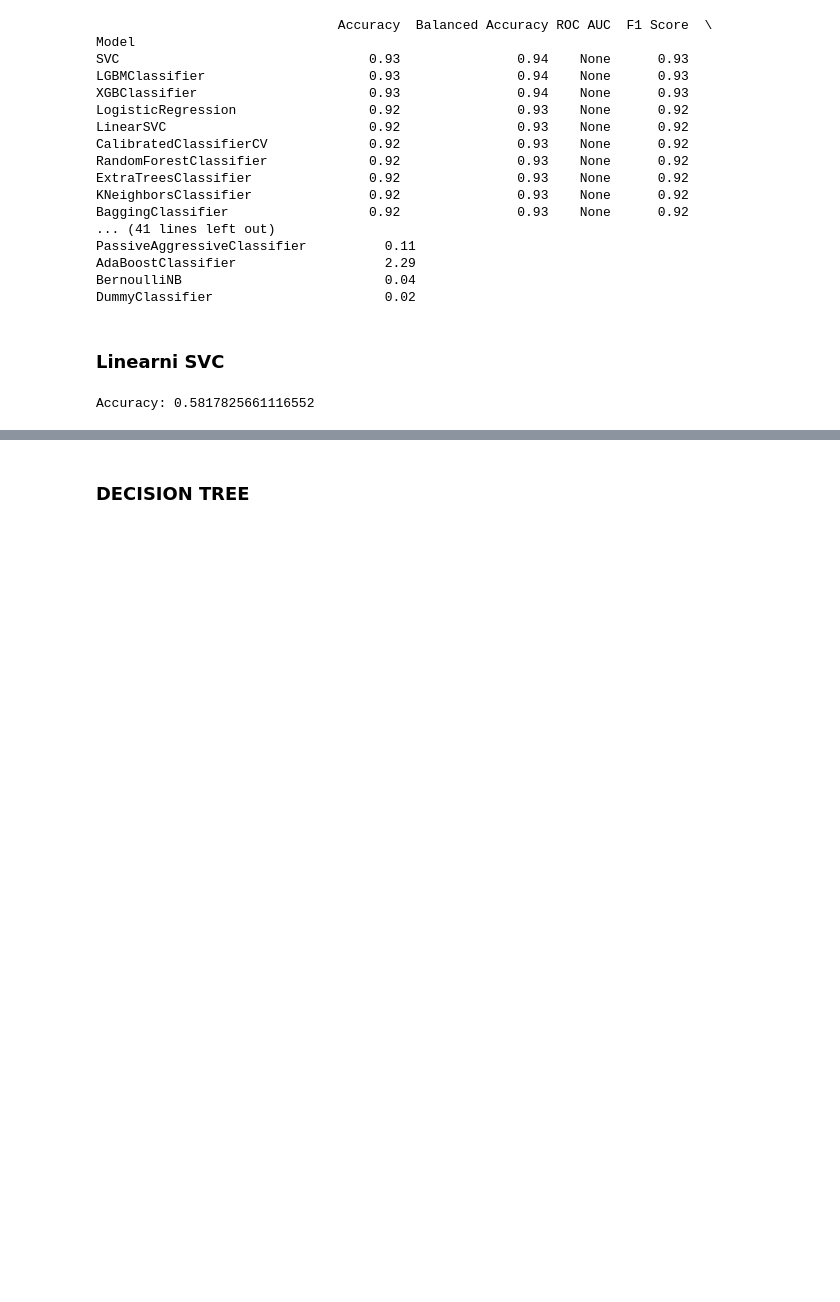
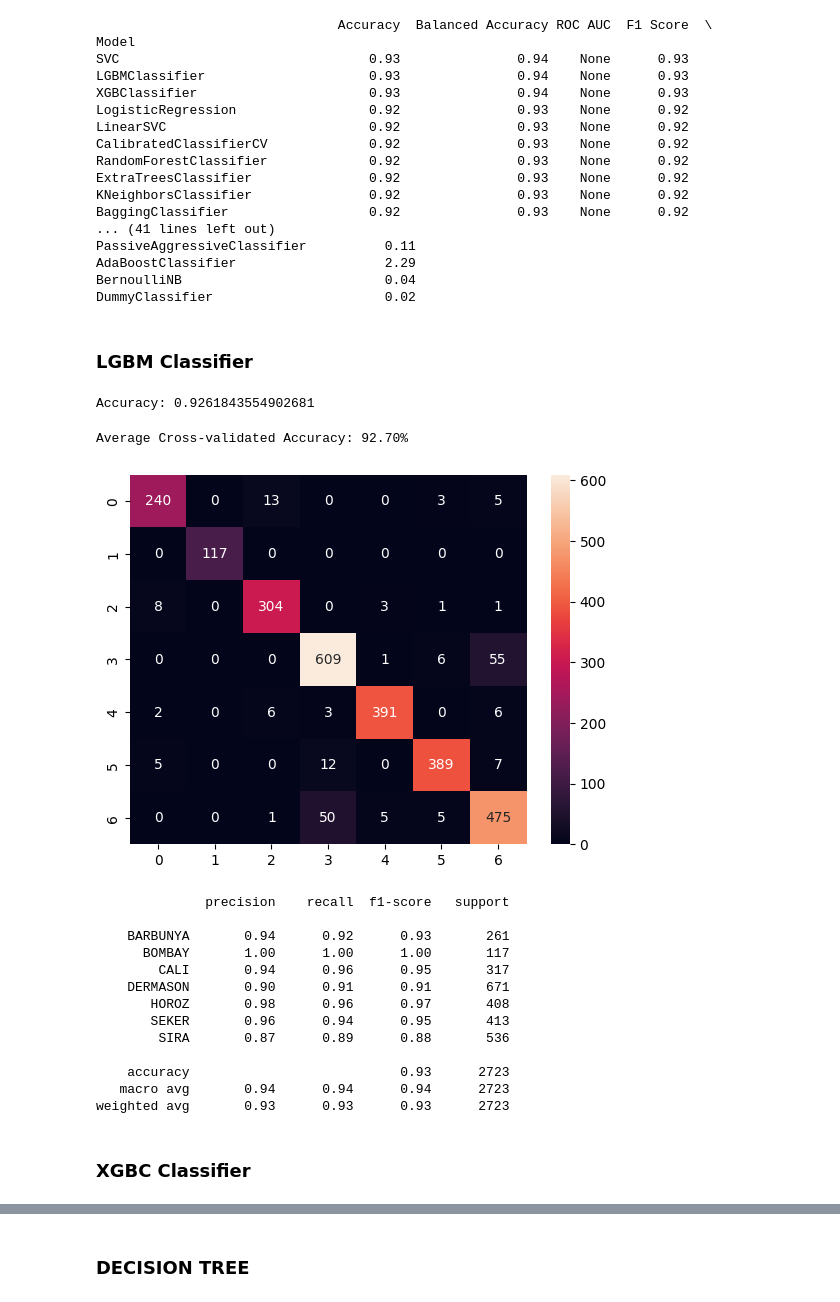
Before and after one commit to TeodoraSekulic/MASINSKO-projekat1, a Jupyter notebook: p1.ipynb, the cells around one changed output, grey strips where cells are left out. Cells and saved outputs as stored; diff of their text form; code cells hidden in the pictures; blank space fills up the shorter version.

```diff
--- a/p1.ipynb
+++ b/p1.ipynb
@@ -413,24 +413,60 @@ PassiveAggressiveClassifier          0.11
 AdaBoostClassifier                   2.29
 BernoulliNB                          0.04
 DummyClassifier                      0.02
-# %% [markdown]
-### Linearni SVC
+# %% [markdown]
+### LGBM Classifier
 # %%
-from sklearn import datasets
+from lightgbm import LGBMClassifier
 from sklearn.model_selection import train_test_split
-from sklearn.svm import LinearSVC
 from sklearn.metrics import accuracy_score
 
-model = LinearSVC()
+lgbm_model = LGBMClassifier(verbose=-1)
 
-# Train the model on the training data
-model.fit(X_train, y_train)
+lgbm_model.fit(X_train, y_train)
 
-# Make predictions on the test data
-y_pred = model.predict(X_test)
+y_pred = lgbm_model.predict(X_test)
 
-# Calculate and print the accuracy
 accuracy = accuracy_score(y_test, y_pred)
 print(f"Accuracy: {accuracy}")
 # %% [output]
-Accuracy: 0.5817825661116552
+Accuracy: 0.9261843554902681
+# %%
+from lightgbm import LGBMClassifier
+from sklearn.model_selection import cross_val_score, KFold
+from sklearn.preprocessing import StandardScaler
+from sklearn.pipeline import make_pipeline
+import numpy as np
+
+lgbm_model2 = make_pipeline(StandardScaler(), LGBMClassifier(verbose=-1))
+
+cv = KFold(n_splits=5, shuffle=True, random_state=42)
+
+cv_scores = cross_val_score(lgbm_model2, X, y, cv=cv, scoring='accuracy')
+
+average_cv_accuracy = np.mean(cv_scores)
+print(f"\nAverage Cross-validated Accuracy: {average_cv_accuracy*100:.2f}%")
+# %% [output]
+Average Cross-validated Accuracy: 92.70%
+# %%
+cm = confusion_matrix(y_test, y_pred)
+sns.heatmap(cm, annot=True, fmt='d')
+plt.show()
+
+print(classification_report(y_test, y_pred))
+# %% [output]
+[figure, added]
+              precision    recall  f1-score   support
+
+    BARBUNYA       0.94      0.92      0.93       261
+      BOMBAY       1.00      1.00      1.00       117
+        CALI       0.94      0.96      0.95       317
+    DERMASON       0.90      0.91      0.91       671
+       HOROZ       0.98      0.96      0.97       408
+       SEKER       0.96      0.94      0.95       413
+        SIRA       0.87      0.89      0.88       536
+
+    accuracy                           0.93      2723
+   macro avg       0.94      0.94      0.94      2723
+weighted avg       0.93      0.93      0.93      2723
+# %% [markdown]
+### XGBC Classifier
```
Also changed, not shown: parts of 19 cells of this notebook.
